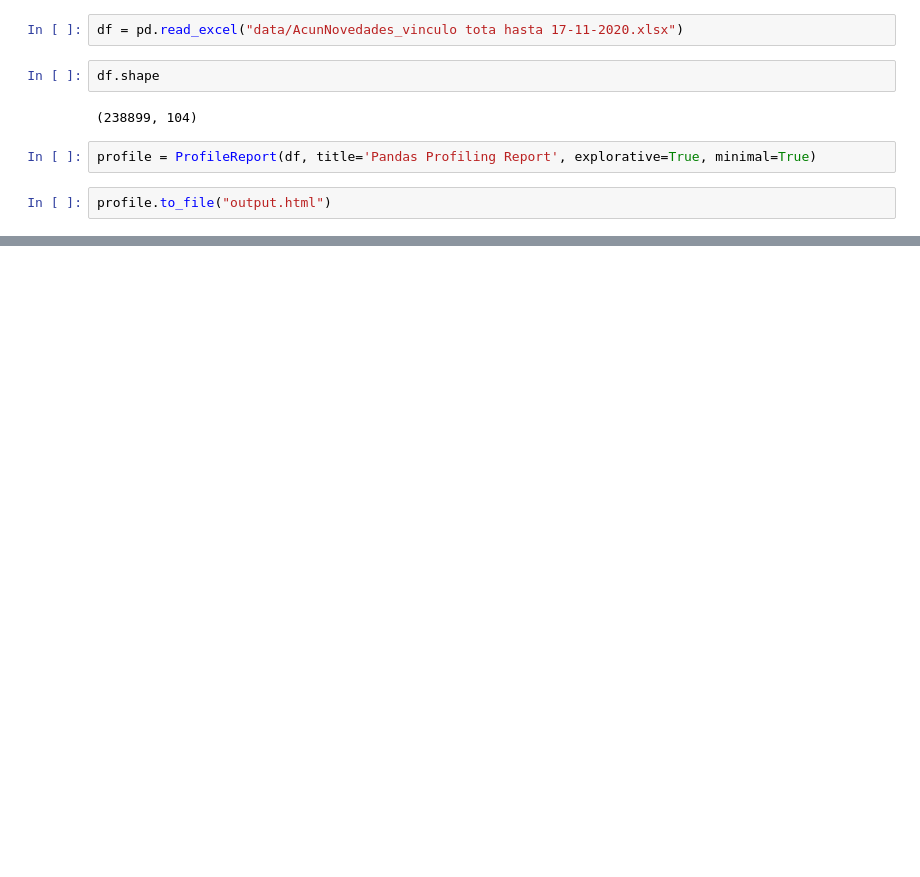
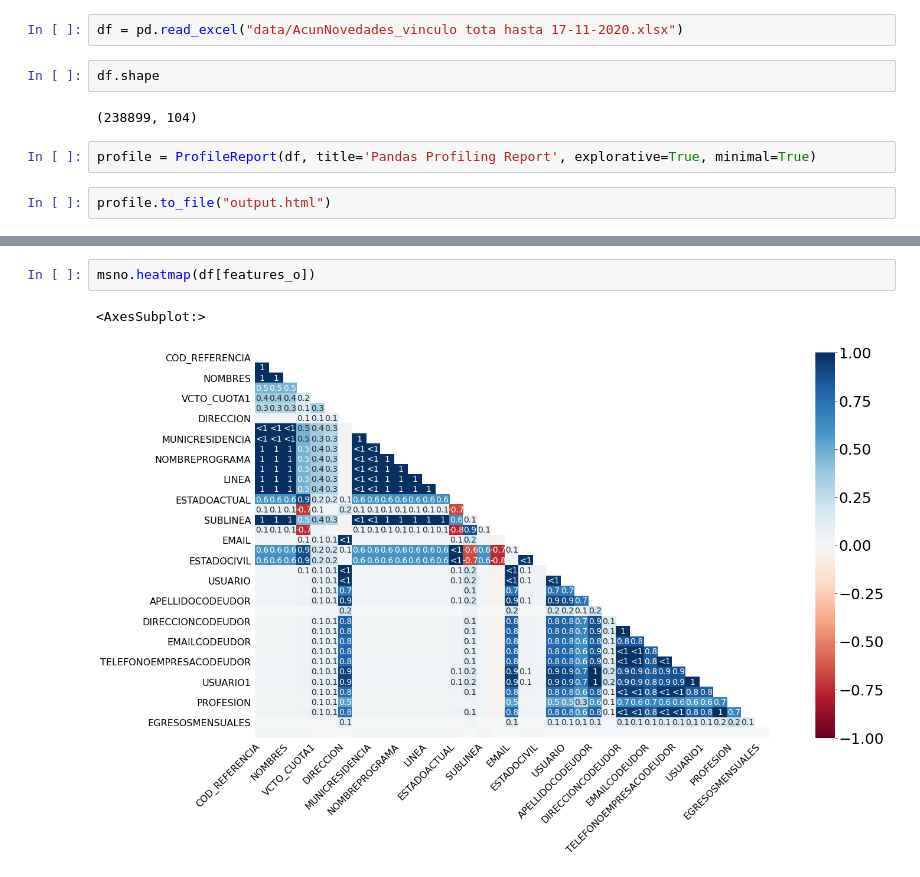
Before and after one commit to jebeltranb/ICETEX, a Jupyter notebook: EDA_Punished_Portfolio.ipynb, the cells around one changed output, grey strips where cells are left out. Saved outputs shown, nothing was run; the diff lists cells and outputs as text; blank space fills up the shorter version.

```diff
--- a/EDA_Punished_Portfolio.ipynb
+++ b/EDA_Punished_Portfolio.ipynb
@@ -16,0 +48,5 @@ profile.to_file("output.html")
+# %%
+msno.heatmap(df[features_o])
+# %% [output]
+<AxesSubplot:>
+[figure, added]
```
Also changed, not shown: parts of 8 cells of this notebook.
